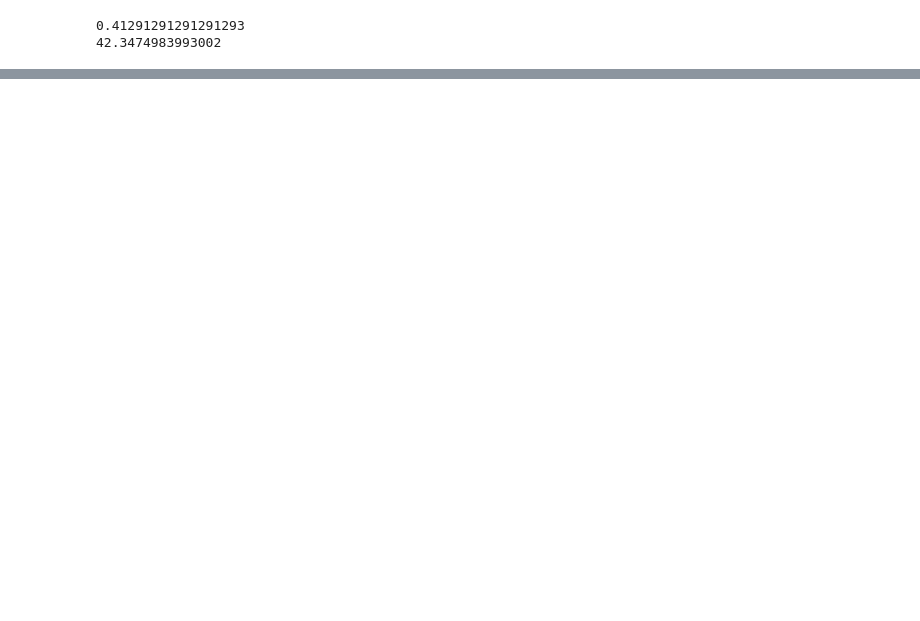
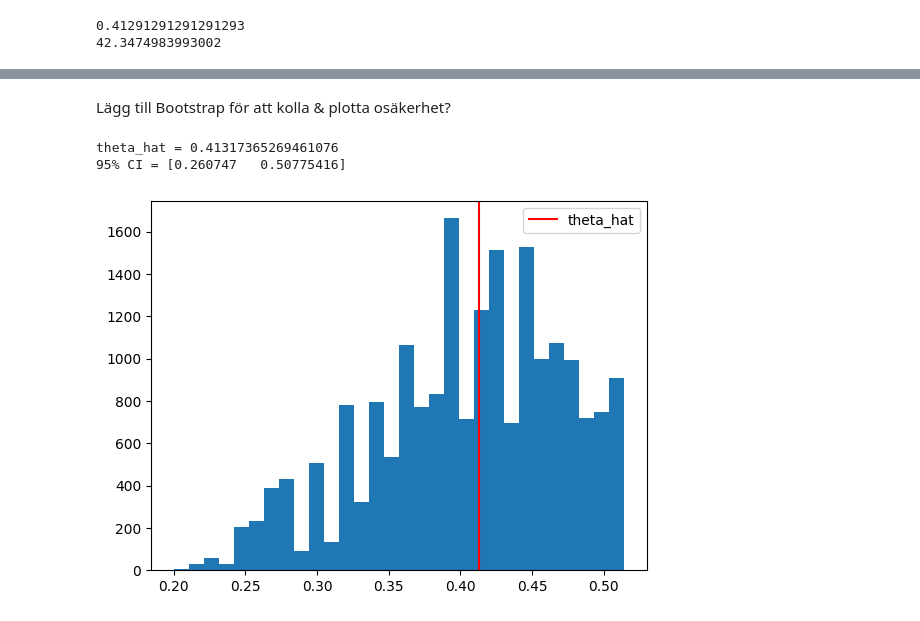
Before and after one commit to AnkiPoppel/Cb2330---Project-, a Jupyter notebook: Different_approach_simulation.ipynb, the cells around one changed output, grey strips where cells are left out. Saved outputs shown, nothing was run; the diff lists cells and outputs as text; code cells hidden in the pictures; blank space fills up the shorter version.

```diff
--- a/Different_approach_simulation.ipynb
+++ b/Different_approach_simulation.ipynb
@@ -20,3 +99,4 @@ Empty lists
 # %%
 lean = [] #Here we create an empty list to which we will append and store the final fat mass changes for the lean mice
 obese = [] #Here we create an empty list to which we will append and store the final fat mass changes for the obese mice
+theta_boot = [] #Here we create and empty list in which we will store our bootstrap estimates of theta
@@ -96,0 +201,28 @@ print(smallest_error) #This is the corresponding error we get, should be as low
+# %% [markdown]
+Lägg till Bootstrap för att kolla & plotta osäkerhet?
+# %%
+days_report = np.array([8, 15, 22, 29, 35]) #Here we store our reported days in a NumPy array
+obese_report = np.array([3, 3, 11, 8, 18]) #Here we store our reported days in a NumPy array
+
+for _ in range(10000): #We repeat the the bootstrap 10 000 times
+    idx = np.random.choice(len(days_report), size=len(days_report),replace=True) #Here we randomly choose indices from 0 to 4 since we only have 5 points and this is done with replacement
+#We choose among 5 positions, and create a sample size of 5 and we allow for replacement
+    x = days_report[idx] #Here we create a bootstrap sample for the days values
+    y = obese_report[idx] #Here we create a bootstrap sample for the obesity values
+
+    theta = np.sum(x * y) / np.sum(x**2)
+    theta_boot.append(theta) #This is the least-square estimate of theta
+
+theta_hat = np.sum(days_report * obese_report) / np.sum(days_report**2) #We calculate theta with the original data
+
+print("theta_hat =", theta_hat)
+print("95% CI =", np.percentile(theta_boot, [2.5, 97.5]))
+
+plt.hist(theta_boot, bins=30)
+plt.axvline(theta_hat, color='red', label='theta_hat')
+plt.legend()
+plt.show()
+# %% [output]
+theta_hat = 0.41317365269461076
+95% CI = [0.260747   0.50775416]
+[figure, added]
```
Also changed, not shown: parts of 26 cells of this notebook.
